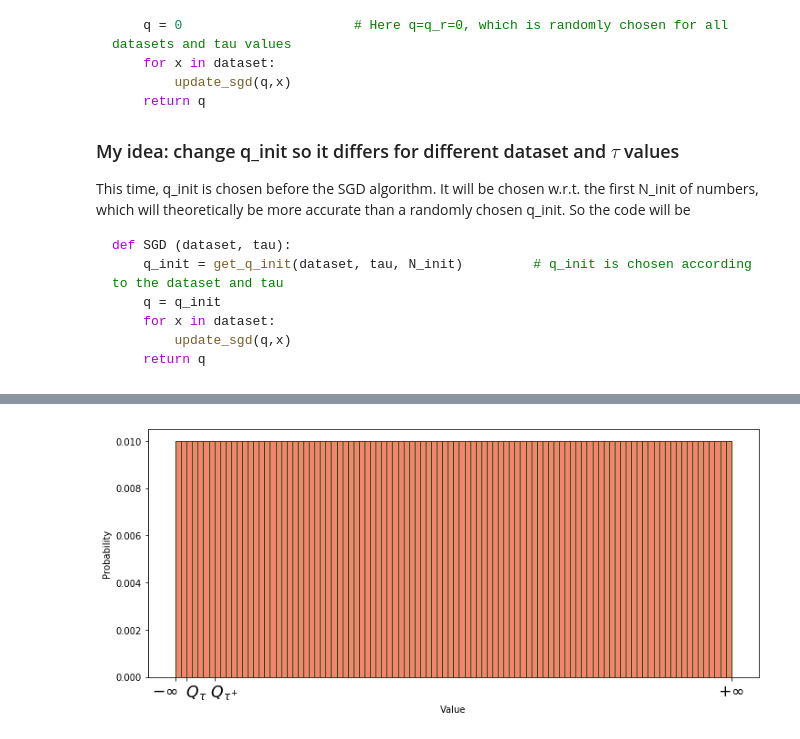
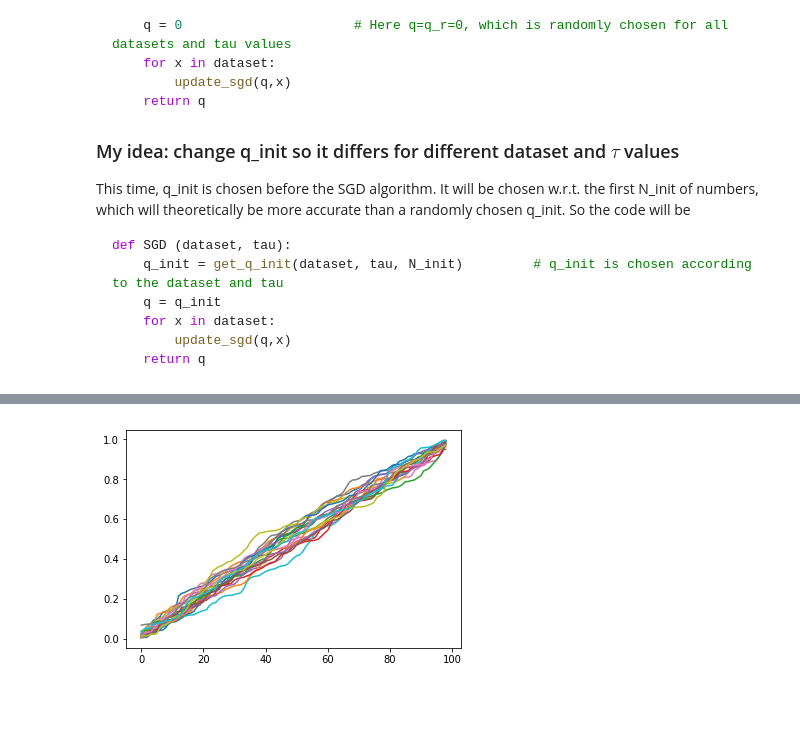
Before and after one commit to chengsoonong/eheye, a Jupyter notebook: QuantEst/sgd_quant_est/Q_init.ipynb, the cells around one changed output, grey strips where cells are left out. Saved outputs shown, nothing was run; the diff lists cells and outputs as text; code cells hidden in the pictures; blank space fills up the shorter version.

```diff
--- a/QuantEst/sgd_quant_est/Q_init.ipynb
+++ b/QuantEst/sgd_quant_est/Q_init.ipynb
@@ -120,20 +141,35 @@ print (a, b)
+# %%
+# test with real distribution
+N_init = 1000
+trails = 20
+def test_q_init(N_init, trails):
+    q_inits_all = np.zeros((trails, N_init-1))
+    for n in range(trails):
+        datastream = np.random.uniform(0,1,N_init)
+        q_inits = np.zeros(N_init-1)
+        for i in range(N_init-1):
+            tau = (i+1)*100/N_init
+            q_inits[i] = np.percentile(datastream, tau)
+        plt.plot(q_inits)
+        q_inits_all[n] = q_inits
+
+test_q_init(100, 20)
+# test_q_init(100, 20)
+# q_init_mean = np.mean(q_inits_all, axis=0)
+# plt.plot(q_init_mean)
+# %% [output]
+[figure, added]
 # %%
-%matplotlib inline
-import numpy as np
-import matplotlib.pyplot as plt
-
-plt.figure(figsize=(12,5))
-# ax = plt.subplot(121)
-x = np.append(np.arange(99)*0.01, [1])
-weights = np.array([0.01]*100)
-plt.hist(x, bins=100, weights=weights,  edgecolor='darkgreen', linewidth=1, color='salmon')
-plt.locator_params(axis='y', nbins=6)
-plt.locator_params(axis='x', nbins=5)
-plt.xticks([0, 0.02, 0.07, 1],
-          [r'$-\infty$     ', r'    $Q_{\tau}$', r'    $Q_{\tau^{+}}$', r'$+\infty$'], size='xx-large')
-plt.ylabel('Probability')
-plt.xlabel('Value')
-# plt.show()
-plt.savefig("100_quantile.png")
+# plt.figure(figsize=(12,5))
+# # ax = plt.subplot(121)
+# x = np.append(np.arange(99)*0.01, [1])
+# weights = np.array([0.01]*100)
+# plt.hist(x, bins=100, weights=weights,  edgecolor='darkgreen', linewidth=1, color='salmon')
+# plt.locator_params(axis='y', nbins=6)
+# plt.locator_params(axis='x', nbins=5)
+# plt.xticks([0, 0.02, 0.07, 1],
+#           [r'$-\infty$     ', r'    $Q_{\tau}$', r'    $Q_{\tau^{+}}$', r'$+\infty$'], size='xx-large')
+# plt.ylabel('Probability')
+# plt.xlabel('Value')
+# # plt.show()
+# plt.savefig("100_quantile.png")
-# %% [output]
-[figure, removed]
```
Also changed, not shown: parts of 5 cells of this notebook, 1 other file.
